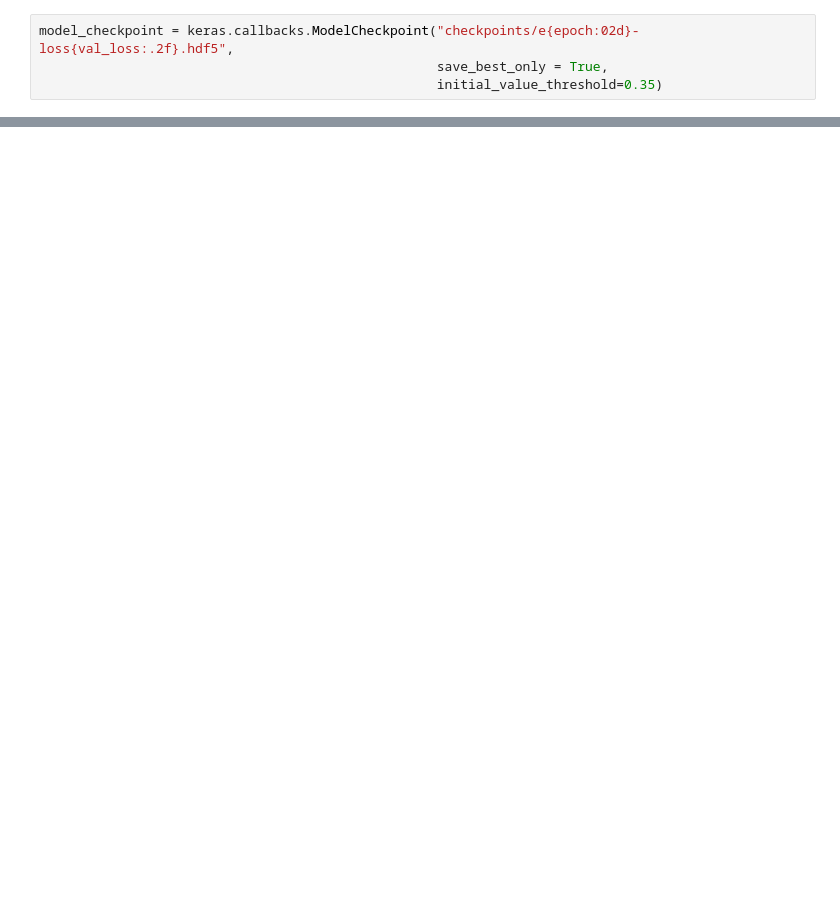
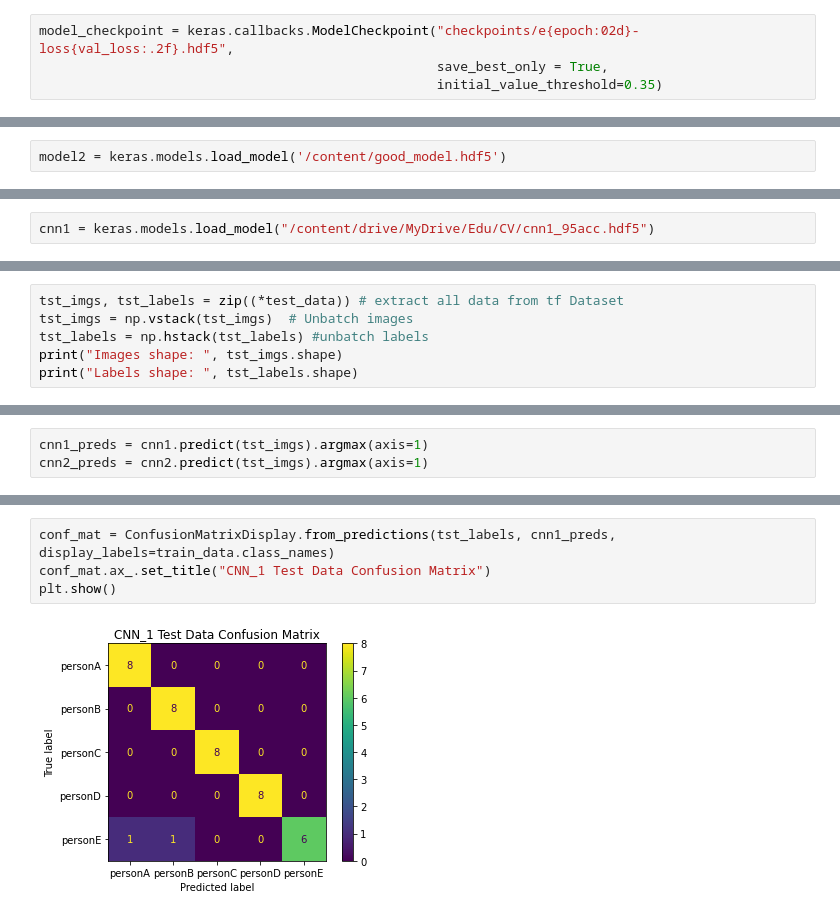
Before and after one commit to aymanmostafa11/signature-identifiation-and-verification, a Jupyter notebook: notebooks/SignatureClassifier.ipynb, the cells around one changed output, grey strips where cells are left out. Cells and saved outputs as stored; diff of their text form; blank space fills up the shorter version.

```diff
--- a/notebooks/SignatureClassifier.ipynb
+++ b/notebooks/SignatureClassifier.ipynb
@@ -107,0 +255,2 @@ model.evaluate(test_data)
+# %%
+model2 = keras.models.load_model('/content/good_model.hdf5')
@@ -107,0 +265,2 @@ model.evaluate(test_data)
+# %%
+cnn1 = keras.models.load_model("/content/drive/MyDrive/Edu/CV/cnn1_95acc.hdf5")
@@ -107,0 +271,6 @@ model.evaluate(test_data)
+# %%
+tst_imgs, tst_labels = zip((*test_data)) # extract all data from tf Dataset
+tst_imgs = np.vstack(tst_imgs)  # Unbatch images
+tst_labels = np.hstack(tst_labels) #unbatch labels
+print("Images shape: ", tst_imgs.shape)
+print("Labels shape: ", tst_labels.shape)
@@ -107,0 +280,3 @@ model.evaluate(test_data)
+# %%
+cnn1_preds = cnn1.predict(tst_imgs).argmax(axis=1)
+cnn2_preds = cnn2.predict(tst_imgs).argmax(axis=1)
@@ -107,0 +304,6 @@ model.evaluate(test_data)
+# %%
+conf_mat = ConfusionMatrixDisplay.from_predictions(tst_labels, cnn1_preds, display_labels=train_data.class_names)
+conf_mat.ax_.set_title("CNN_1 Test Data Confusion Matrix")
+plt.show()
+# %% [output]
+[figure, added]
```
Also changed, not shown: parts of 39 cells of this notebook.
